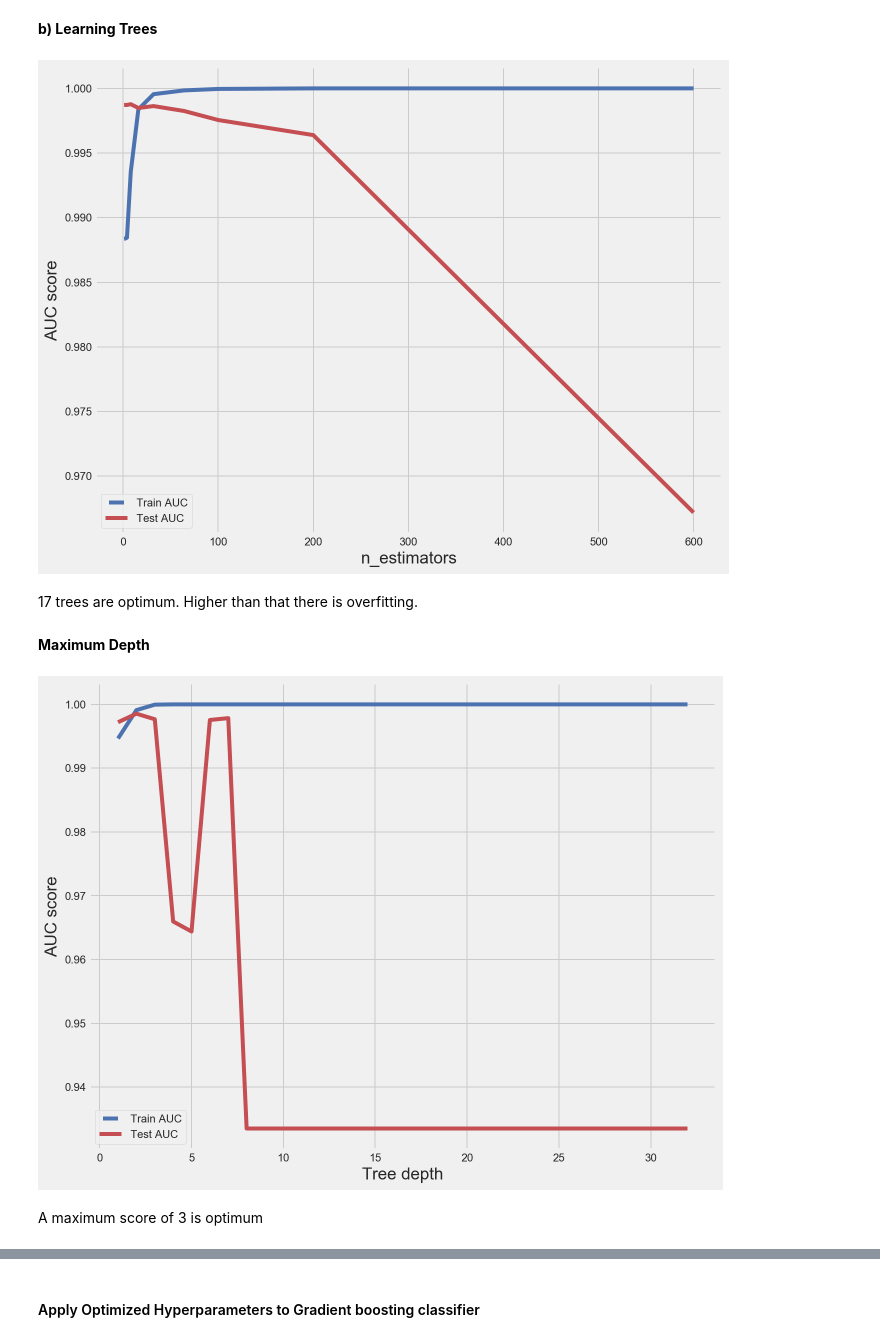
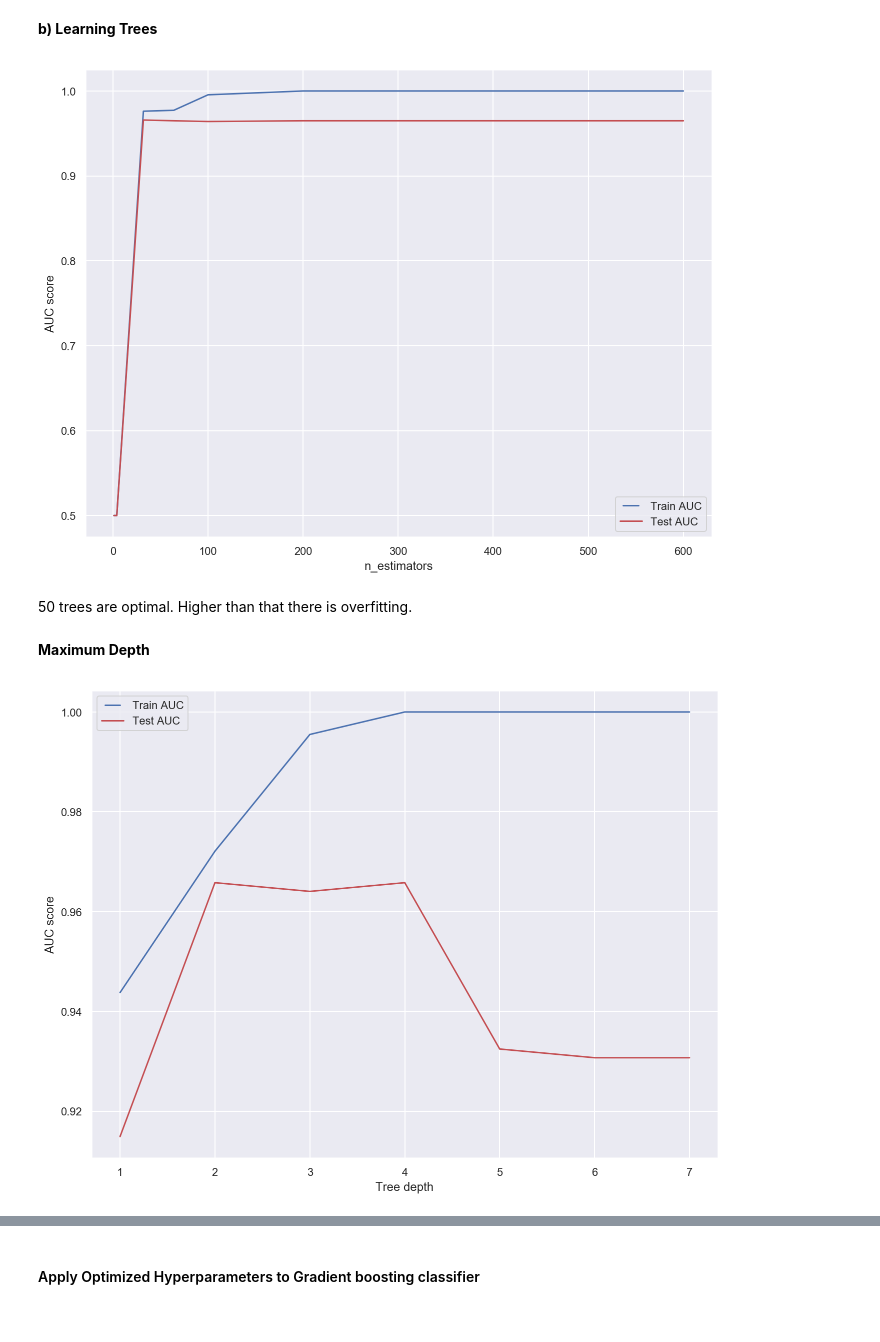
Before and after one commit to kennedynjoroge/Hypothyroid_Disease_Prediction_Using_RF_and_SVM, a Jupyter notebook: Hypothyroid_Disease_Prediction_Using_RF_and_SVM.ipynb, the cells around one changed output, grey strips where cells are left out. Drawn from its saved outputs; the diff is of its cells as text; code cells hidden in the pictures.

```diff
--- a/Hypothyroid_Disease_Prediction_Using_RF_and_SVM.ipynb
+++ b/Hypothyroid_Disease_Prediction_Using_RF_and_SVM.ipynb
@@ -582,7 +594,8 @@ X_train, X_test, y_train, y_test = train_test_split(X, y, test_size=0.2, random_
 #### Random Forest Training and Prediction
 # %%
 # Instantiate the model and provide hyperparameters such as min_samples_split or max_depth
-forest = RandomForestRegressor(n_estimators = 100, random_state=42, min_samples_split = 20, max_depth=5)
+forest = RandomForestClassifier(n_estimators = 200, random_state=42, min_samples_split = 20, max_depth=5)
+# forest = RandomForestClassifier(n_estimators =200, max_depth =15)
 forest = forest.fit(X_train, y_train)
 
 # Predict based on the model we've trained
@@ -748,7 +763,7 @@ model_results('AdaBoost',y_test, y_pred_ada)
 #### Baseline GBR
 # %%
 # Perform gradient boosting using intuitive hyperparameters
-gbr = GradientBoostingRegressor(n_estimators=500, learning_rate=0.1, max_depth=5)
+gbr = GradientBoostingClassifier(n_estimators=500, learning_rate=0.1, max_depth=5)
 
 gbr.fit(X_train, y_train)
 y_pred_gbr = gbr.predict(X_test)
@@ -779,12 +793,12 @@ Steps:
 **a) Learning rate**
 # %%
 #Identify the optimal learning rate hyperparameter based on list below.
-learning_rates = [1, 0.5, 0.25, 0.1, 0.05, 0.01]
+learning_rates = [ 0.01,0.1,0.001,0.5,1]
 train_results = []
 test_results = []
 
 for eta in learning_rates:
-   model = GradientBoostingRegressor(learning_rate=eta)
+   model = GradientBoostingClassifier(learning_rate=eta)
    model.fit(X_train, y_train)
    train_pred = model.predict(X_train)
 
@@ -812,11 +826,11 @@ High learning rate results to overfitting i.e variance between test and train ba
 # %% [markdown]
 **b) Learning Trees**
 # %%
-n_estimators = [1, 2, 4, 8, 16, 32, 64, 100, 200,600]
+n_estimators = [1, 2, 4,32,64,100,200,600]
 train_results = []
 test_results = []
 for estimator in n_estimators:
-   model = GradientBoostingRegressor(n_estimators=estimator)
+   model = GradientBoostingClassifier(n_estimators=estimator)
    model.fit(X_train, y_train)
    train_pred = model.predict(X_train)
    false_positive_rate, true_positive_rate, thresholds = roc_curve(y_train, train_pred)
@@ -834,34 +848,33 @@ plt.ylabel('AUC score')
 plt.xlabel('n_estimators')
 plt.show()
 # %% [output]
-[figure, old version]
+[figure, new version]
 # %% [markdown]
-17 trees are optimum. Higher than that there is overfitting.
+50 trees are optimal. Higher than that there is overfitting.
 # %% [markdown]
 **Maximum Depth**
 # %%
-max_depths = np.linspace(1, 32, 32, endpoint=True)
+# max_depths = np.linspace(1, 32, 32, endpoint=True)
+max_depths = [1, 2, 3,4,5,6,7]
 train_results = []
 test_results = []
 for max_depth in max_depths:
-   model = GradientBoostingRegressor(max_depth=max_depth)
+   model = GradientBoostingClassifier(max_depth=max_depth)
    model.fit(X_train, y_train)
    train_pred = model.predict(X_train)
    false_positive_rate, true_positive_rate, thresholds = roc_curve(y_train, train_pred)
    roc_auc = auc(false_positive_rate, true_positive_rate)
    train_results.append(roc_auc)
    y_pred = model.predict(X_test)
    false_positive_rate, true_positive_rate, thresholds = roc_curve(y_test, y_pred)
    roc_auc = auc(false_positive_rate, true_positive_rate)
    test_results.append(roc_auc)
 from matplotlib.legend_handler import HandlerLine2D
 line1, = plt.plot(max_depths, train_results, 'b', label='Train AUC')
 line2, = plt.plot(max_depths, test_results, 'r', label='Test AUC')
 plt.legend(handler_map={line1: HandlerLine2D(numpoints=2)})
 plt.ylabel('AUC score')
 plt.xlabel('Tree depth')
 plt.show()
 # %% [output]
-[figure, old version]
+[figure, new version]
-# %% [markdown]
-A maximum score of 3 is optimum
```
Also changed, not shown: parts of 40 cells of this notebook.
